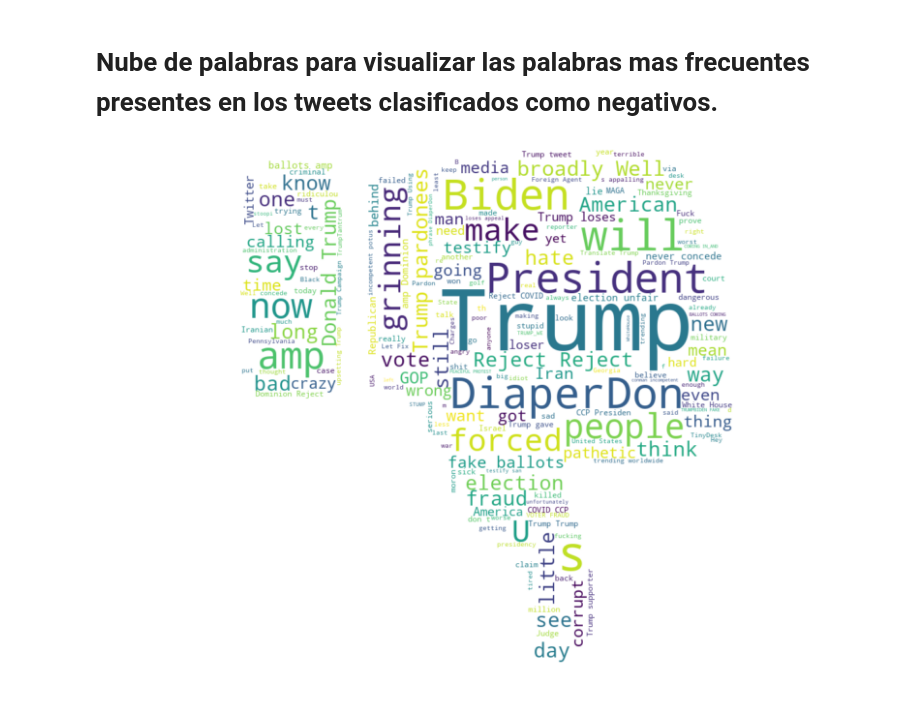
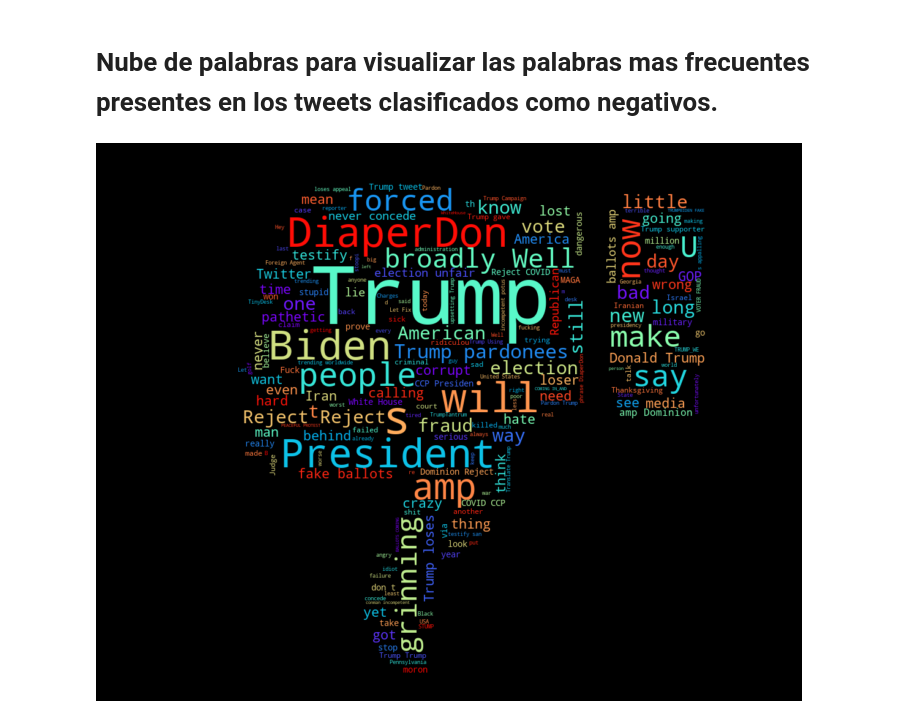
Before and after one commit to skilletComatose/hate_speech, a Jupyter notebook: hate_speech.ipynb, the cells around one changed output. Saved outputs shown, nothing was run; the diff lists cells and outputs as text; code cells hidden in the pictures.

```diff
--- a/hate_speech.ipynb
+++ b/hate_speech.ipynb
@@ -233,11 +193,11 @@ plt.show()
 # %%
 TextN=' '.join(negativeTweets['tweet'].tolist())
 mask=np.array(Image.open('dislike.jpg'))
 stopwords=set(STOPWORDS)
-wordcloud = WordCloud(background_color="white",stopwords=stopwords,mask=mask).generate(TextN)
-plt.figure( figsize=(20,10))
+wordcloud = WordCloud(background_color='black', colormap='rainbow',stopwords=stopwords,mask=mask).generate(TextN)
+plt.figure(linewidth=20,edgecolor="black",figsize=(20,10))
 plt.imshow(wordcloud,interpolation="bilinear")
 plt.axis("off")
 plt.show()
 # %% [output]
-[figure, old version]
+[figure, new version]
```
Also changed, not shown: parts of 15 cells of this notebook, 2 other files.
